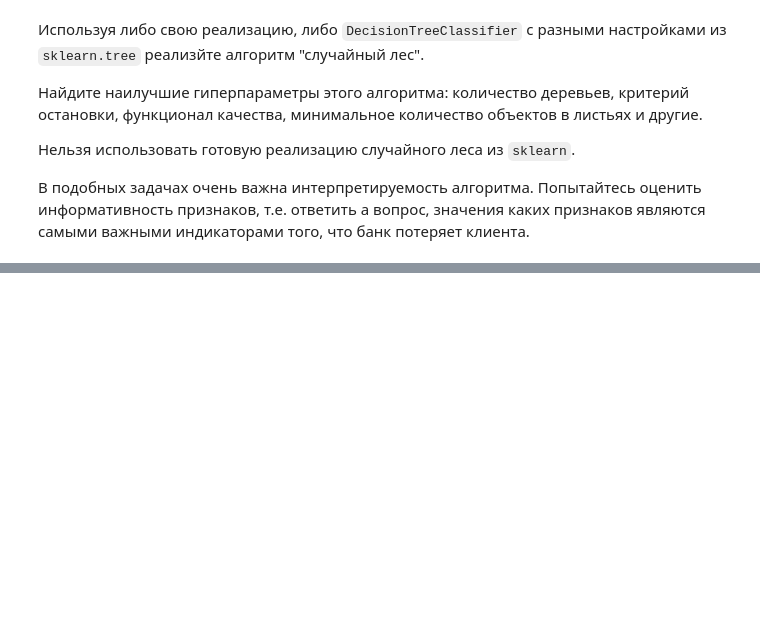
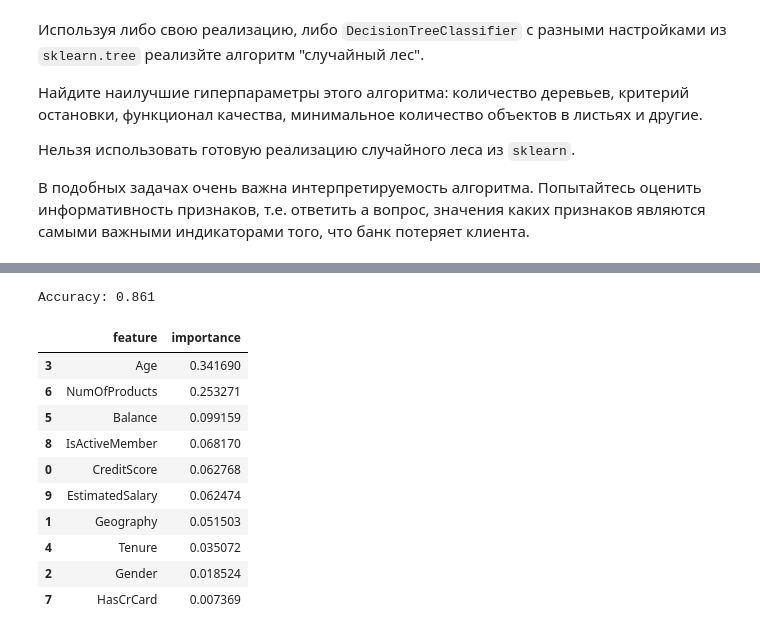
Before and after one commit to fadyat/ITMO-PROBLEMS, a Jupyter notebook: Machine-Learning/V semester/lab4.ipynb, the cells around one changed output, grey strips where cells are left out. Saved outputs shown, nothing was run; the diff lists cells and outputs as text; code cells hidden in the pictures; blank space fills up the shorter version.

```diff
--- a/Machine-Learning/V semester/lab4.ipynb
+++ b/Machine-Learning/V semester/lab4.ipynb
@@ -215,0 +417,34 @@ plt.scatter(X_test[:, 1], X_test[:, 2], c=y_pred)
+# %%
+from sklearn.ensemble import RandomForestClassifier as SklearnRandomForestClassifier
+
+sklearn_model = SklearnRandomForestClassifier(
+    n_estimators=best_params['tree_count'],
+    max_depth=best_params['tree_max_depth'],
+    min_samples_leaf=best_params['tree_min_samples_leaf'],
+    random_state=42
+)
+
+sklearn_model.fit(X_train, y_train)
+
+sklearn_y_pred = sklearn_model.predict(X_test)
+
+print(f'Accuracy: {accuracy_score(y_test, sklearn_y_pred)}')
+# %% [output]
+Accuracy: 0.861
+# %%
+pd.DataFrame({
+    'feature': churn.columns,
+    'importance': sklearn_model.feature_importances_
+}).sort_values('importance', ascending=False)
+# %% [output]
+|  | feature | importance |
+| 3 | Age | 0.341690 |
+| 6 | NumOfProducts | 0.253271 |
+| 5 | Balance | 0.099159 |
+| 8 | IsActiveMember | 0.068170 |
+| 0 | CreditScore | 0.062768 |
+| 9 | EstimatedSalary | 0.062474 |
+| 1 | Geography | 0.051503 |
+| 4 | Tenure | 0.035072 |
+| 2 | Gender | 0.018524 |
+| 7 | HasCrCard | 0.007369 |
```
Also changed, not shown: parts of 17 cells of this notebook.
